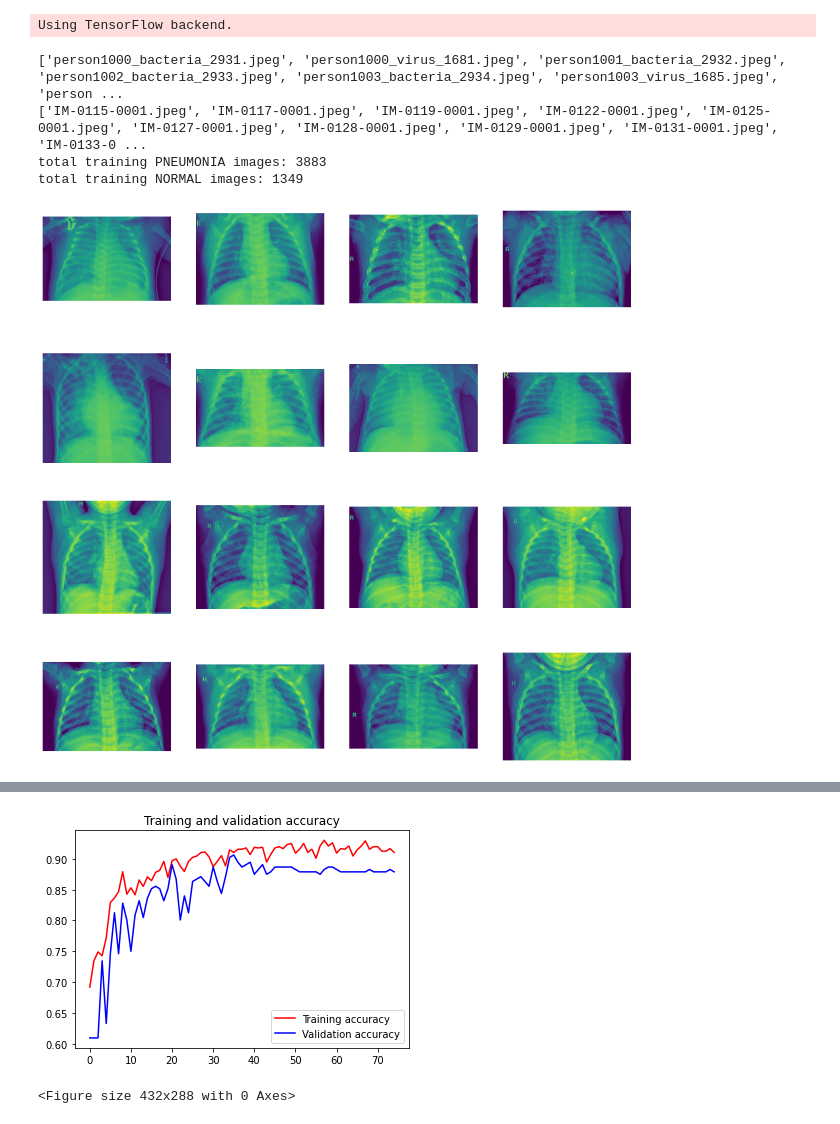
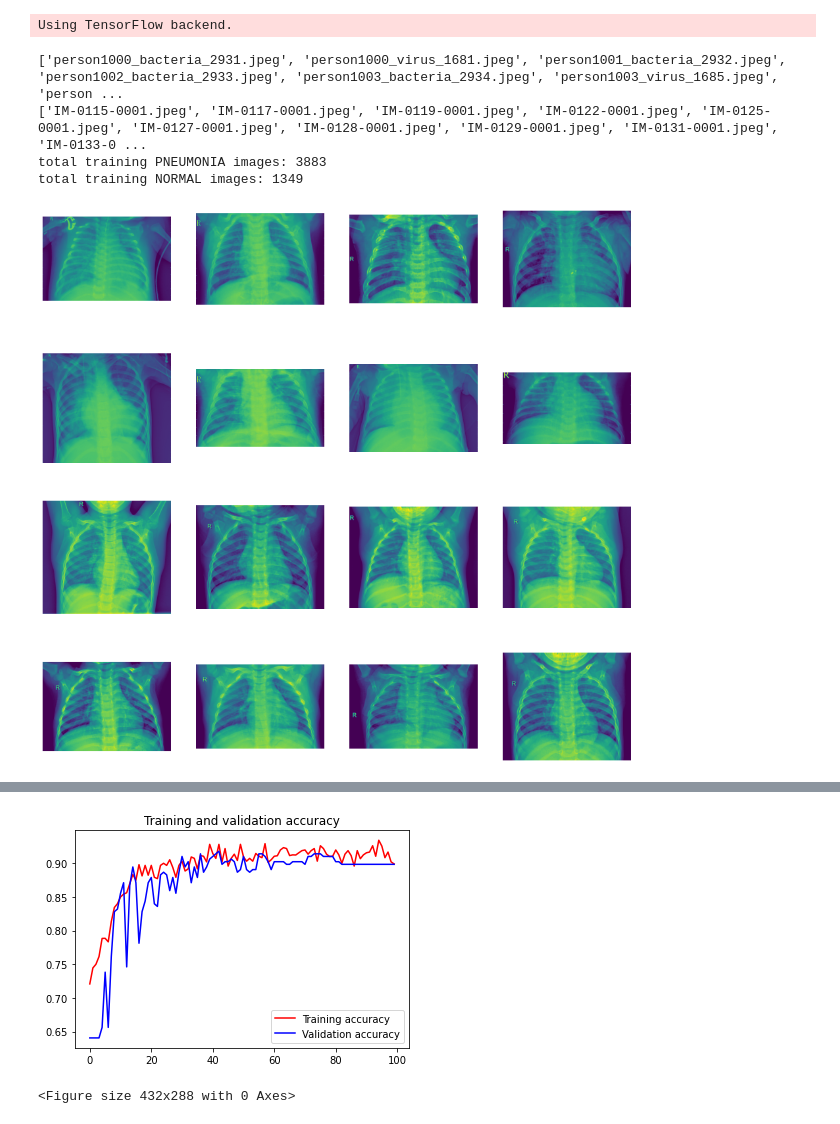
Before and after one commit to Necronoxia/Covidclassifier, a Jupyter notebook: CovidClassifier.ipynb, the cells around one changed output, grey strips where cells are left out. Drawn from its saved outputs; the diff is of its cells as text; code cells hidden in the pictures.

```diff
--- a/CovidClassifier.ipynb
+++ b/CovidClassifier.ipynb
@@ -64,40 +64,30 @@ for i, img_path in enumerate(next_PNEUMONIA_pix+next_NORMAL_pix):
 
 plt.show()
 
-logdir = "E:\Tensorflow\decision_tree\ChestXRay2017\log\scalar" + "duallayerV3.3"
+logdir = "E:\Tensorflow\decision_tree\ChestXRay2017\log\scalar" + "DLV4dot1"
 file_writer = tf.summary.create_file_writer(logdir + "/metrics")
 file_writer.set_as_default()
 
 tensorboard_callback = tf.keras.callbacks.TensorBoard(log_dir=logdir)
 
 model = tf.keras.models.Sequential([
-    # Note the input shape is the desired size of the image 300x300 with 3 bytes color
     # This is the first convolution
     tf.keras.layers.Conv2D(32, (3,3), activation='relu', input_shape=(200, 200, 3)),
-    tf.keras.layers.MaxPooling2D(2, 2),
-    # The second convolution
+    tf.keras.layers.MaxPooling2D(2,2),
     tf.keras.layers.Conv2D(64, (3,3), activation='relu'),
     tf.keras.layers.MaxPooling2D(2,2),
-    # The third convolution
+    tf.keras.layers.Conv2D(96, (3,3), activation='relu'),
+    tf.keras.layers.MaxPooling2D(2,2),
     tf.keras.layers.Conv2D(128, (3,3), activation='relu'),
     tf.keras.layers.MaxPooling2D(2,2),
-    # The fourth convolution
-    tf.keras.layers.Conv2D(128, (3,3), activation='relu'),
-    tf.keras.layers.MaxPooling2D(2,2),
-    # The fifth convolution
-    #tf.keras.layers.Conv2D(64, (3,3), activation='relu'),
-    #tf.keras.layers.MaxPooling2D(2,2),
     # Flatten the results to feed into a DNN
     tf.keras.layers.Flatten(),
     tf.keras.layers.Dropout(0.25),
-    # 512 neuron hidden layer
     tf.keras.layers.Dense(512, activation='relu'),
     tf.keras.layers.Dropout(0.25),
     tf.keras.layers.Dense(256, activation='relu'),
-    # Only 1 output neuron. It will contain a value from 0-1 where 0 for 1 class ('horses') and 1 for the other ('humans')
     tf.keras.layers.Dense(1, activation='sigmoid')
 ])
-
 model.summary()
 
 
@@ -135,12 +125,12 @@ lr_callback = tf.keras.callbacks.LearningRateScheduler(scheduler)
 
 history = model.fit(train_generator,
                     steps_per_epoch=10,
-                    epochs=75,
+                    epochs=100,
                     validation_data = validation_generator,
                     validation_steps = 8,
                     verbose=1,callbacks=[tensorboard_callback, lr_callback])
 
-model.save("DuallayerV3_3.h5")
+model.save("DLV4dot1.h5")
 print("Saved model to disk")
 
 import matplotlib.pyplot as plt
@@ -185,5 +175,5 @@ Epoch 75/75
 Saved model to disk
-[figure, old version]
+[figure, new version]
 <Figure size 432x288 with 0 Axes>
 # %%
 import numpy as np
```
Also changed, not shown: parts of 2 cells of this notebook.
